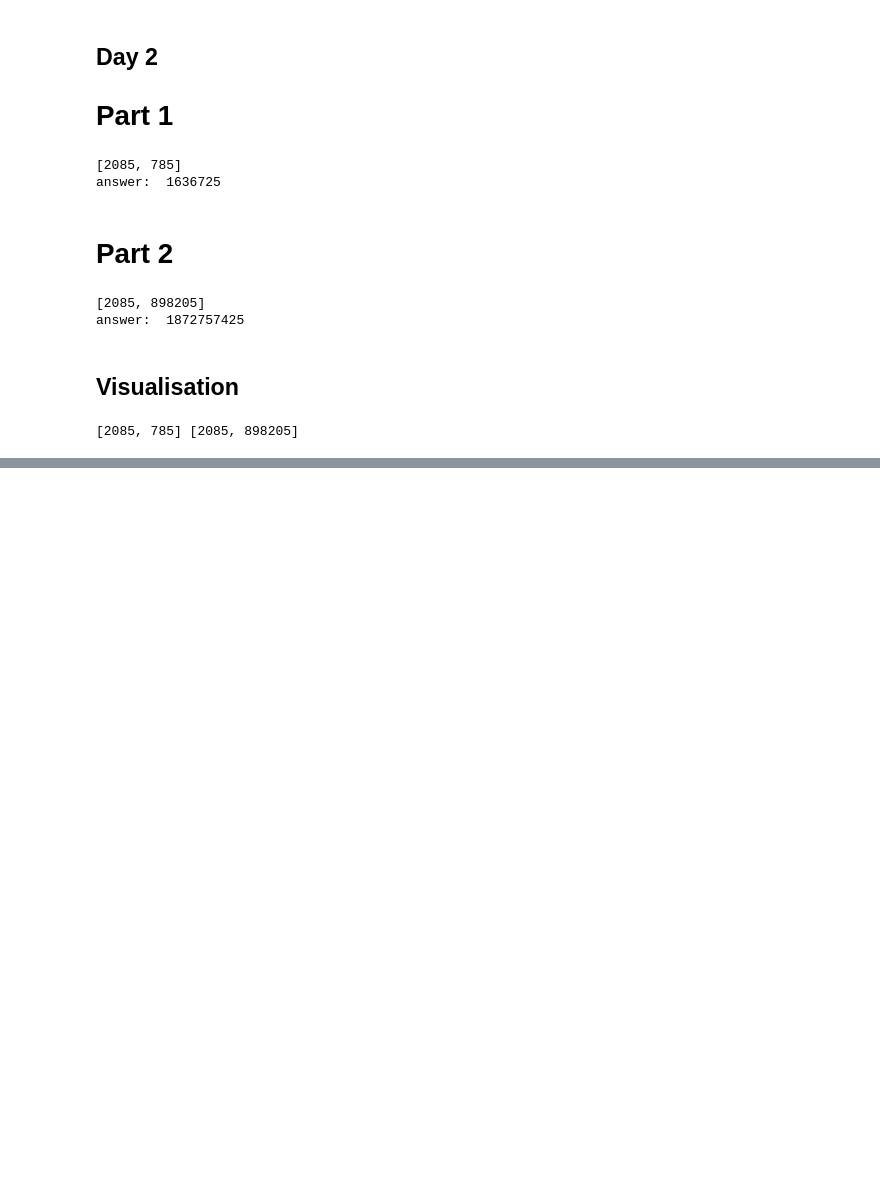
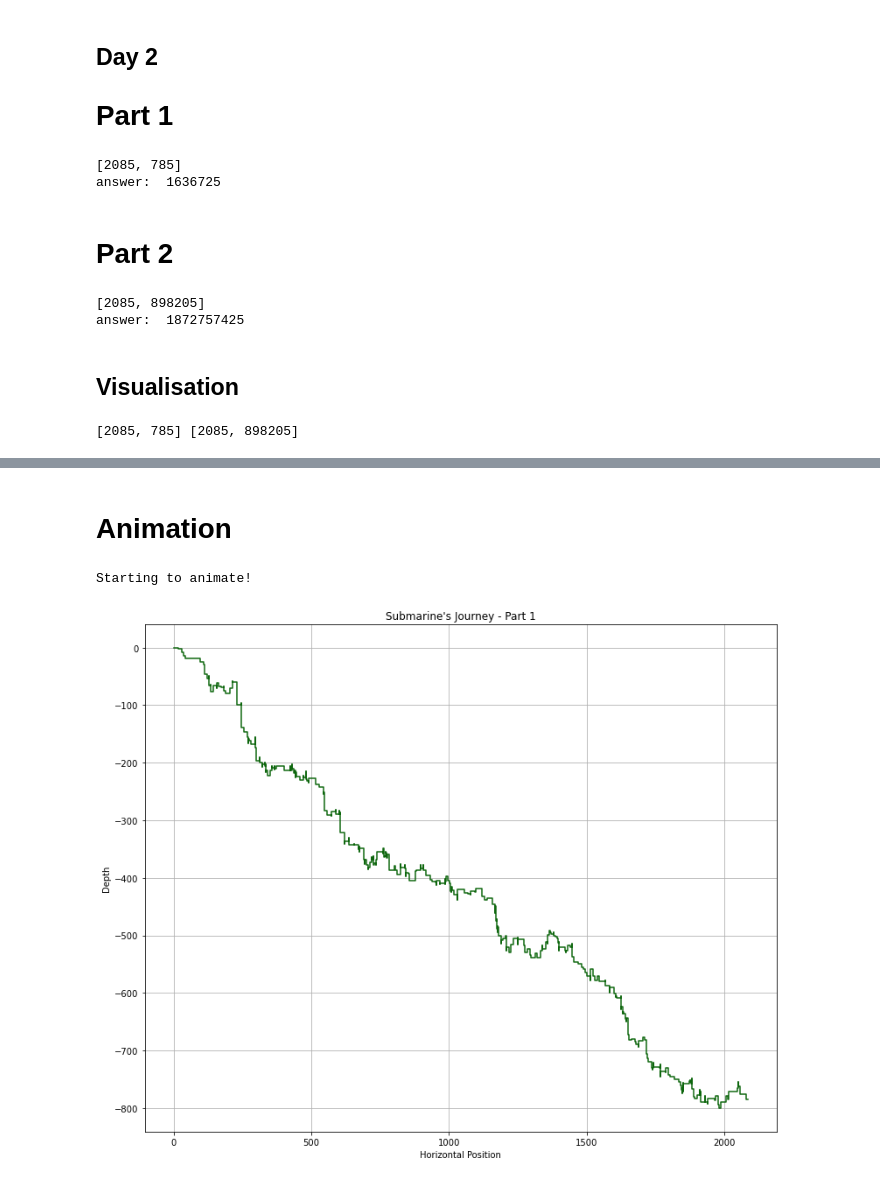
Before and after one commit to megatti/Advent2021, a Jupyter notebook: Day 2/Day 2.ipynb, the cells around one changed output, grey strips where cells are left out. Saved outputs shown, nothing was run; the diff lists cells and outputs as text; code cells hidden in the pictures; blank space fills up the shorter version.

```diff
--- a/Day 2/Day 2.ipynb
+++ b/Day 2/Day 2.ipynb
@@ -113,0 +143,33 @@ fig.savefig("submarine_plot1.png", dpi=300)
+# %% [markdown]
+# Animation
+# %%
+fig, ax = plt.subplots(figsize=(11,9))
+line, = ax.plot([], [], color=(0.05, 0.4, 0.05))
+# line2, = ax.plot([], [], 'k--', linewidth=3)
+
+ax.set_xlabel("Horizontal Position")
+ax.set_ylabel("Depth")
+ax.set_title("Submarine's Journey - Part 1")
+
+# Limits found by inspecting above graphs
+ax.set_xlim((-104.25, 2189.25))
+ax.set_ylim((-841.05, 40.050000000000004))
+ax.grid()
+fig.tight_layout()
+
+def animate(i):
+    # appending new points to x, y axes points list
+    if i <= len(horizontal1):
+        line.set_data(horizontal1[:i], depth1[:i])
+
+    return line,
+
+print("Starting to animate!")
+# call the animator
+anim = matplotlib.animation.FuncAnimation(fig, animate, frames=len(horizontal1)+50, interval=10, blit=True)
+
+# save the animation as mp4 video file
+anim.save("submarine_trip_1.mp4")
+# %% [output]
+Starting to animate!
+[figure, added]
```
Also changed, not shown: parts of 8 cells of this notebook.
